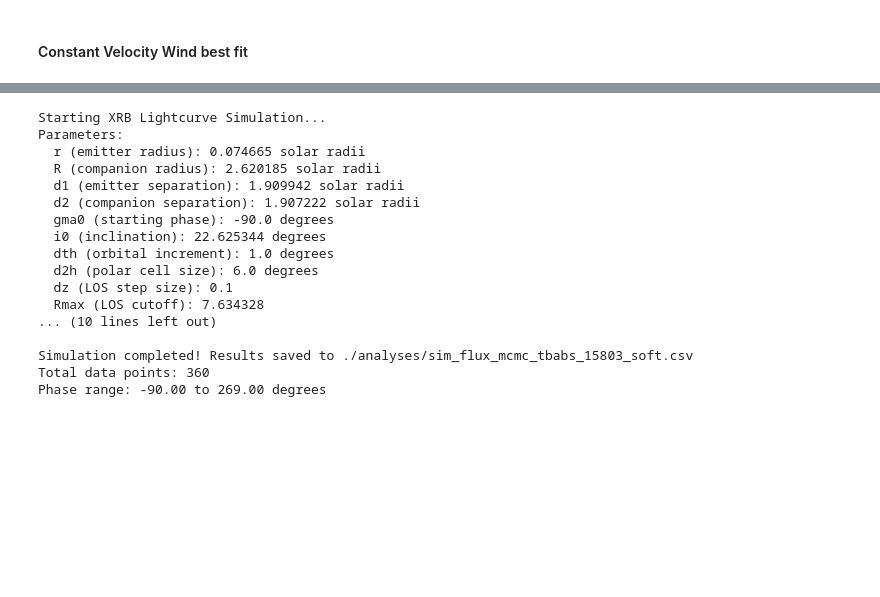
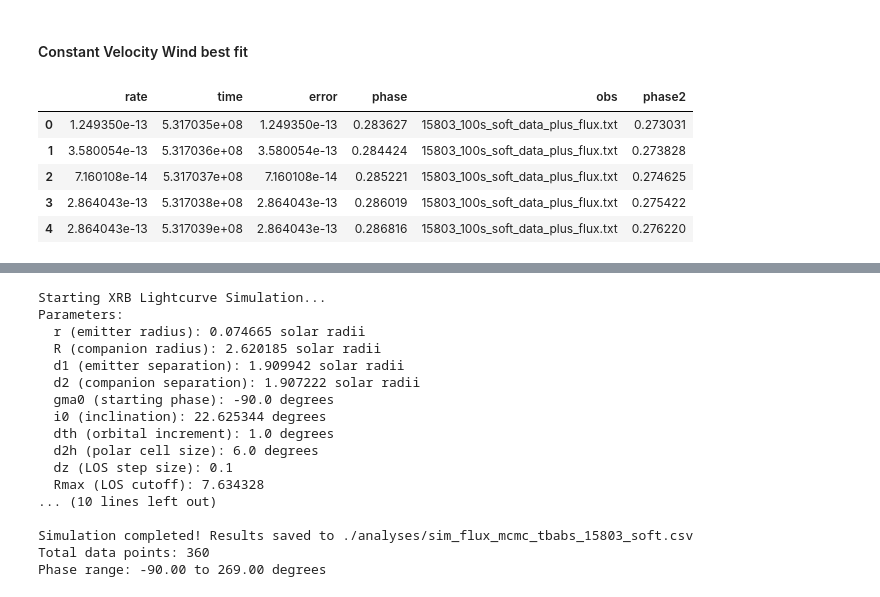
Before and after one commit to Ruchit10/XRB_LightCurve, a Jupyter notebook: xrb_model_analysis_single_15803.ipynb, the cells around one changed output, grey strips where cells are left out. Cells and saved outputs as stored; diff of their text form; code cells hidden in the pictures; blank space fills up the shorter version.

```diff
--- a/xrb_model_analysis_single_15803.ipynb
+++ b/xrb_model_analysis_single_15803.ipynb
@@ -38,3 +38,13 @@ Removed 131 zero/NaN flux data points (1367 remaining)
 [figure]
 # %% [markdown]
 #### Constant Velocity Wind best fit
+# %%
+df['phase2'] = frac((df['time'] - 278800407.267) / 125431)
+df.head()
+# %% [output]
+|  | rate | time | error | phase | obs | phase2 |
+| 0 | 1.249350e-13 | 5.317035e+08 | 1.249350e-13 | 0.283627 | 15803_100s_soft_data_plus_flux.txt | 0.273031 |
+| 1 | 3.580054e-13 | 5.317036e+08 | 3.580054e-13 | 0.284424 | 15803_100s_soft_data_plus_flux.txt | 0.273828 |
+| 2 | 7.160108e-14 | 5.317037e+08 | 7.160108e-14 | 0.285221 | 15803_100s_soft_data_plus_flux.txt | 0.274625 |
+| 3 | 2.864043e-13 | 5.317038e+08 | 2.864043e-13 | 0.286019 | 15803_100s_soft_data_plus_flux.txt | 0.275422 |
+| 4 | 2.864043e-13 | 5.317039e+08 | 2.864043e-13 | 0.286816 | 15803_100s_soft_data_plus_flux.txt | 0.276220 |
```
Also changed, not shown: parts of 4 cells of this notebook, 4 other files.
